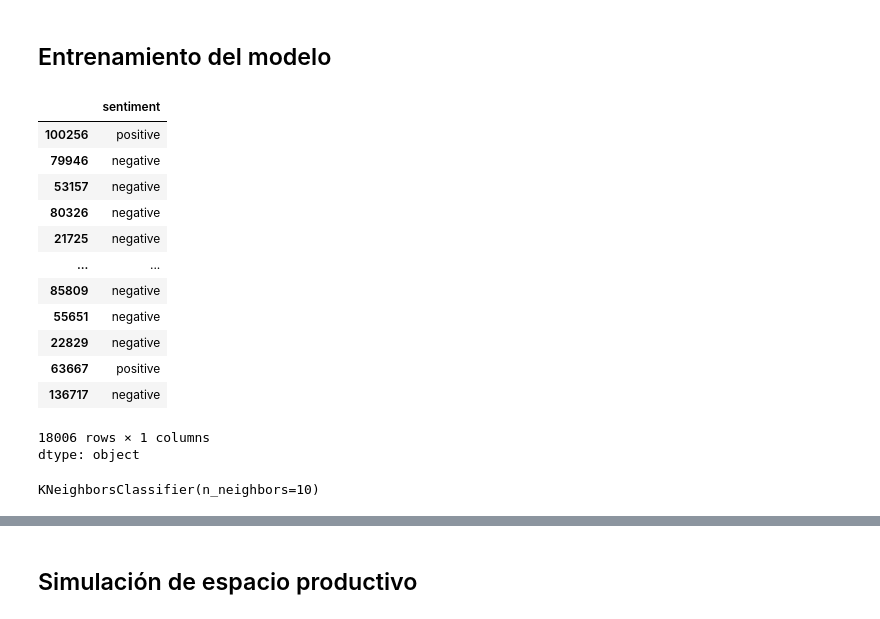
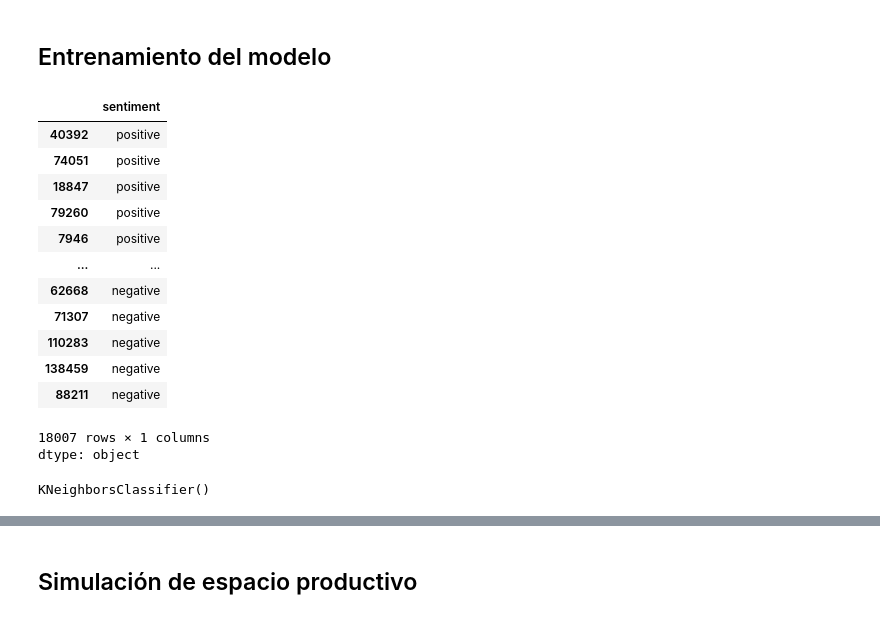
Before and after one commit to Carlitos5336/ai-tutorials, a Jupyter notebook: NLP/Classic NLP/Predicción de sentimiento en review de hotel/Hotel Intention Review Classifier.ipynb, the cells around one changed output, grey strips where cells are left out. Drawn from its saved outputs; the diff is of its cells as text; code cells hidden in the pictures.

```diff
--- a/NLP/Classic NLP/Predicción de sentimiento en review de hotel/Hotel Intention Review Classifier.ipynb
+++ b/NLP/Classic NLP/Predicción de sentimiento en review de hotel/Hotel Intention Review Classifier.ipynb
@@ -536,30 +543,30 @@ with open("model/vectorizer.pkl", "wb") as f:
 # %% [markdown]
 ## Entrenamiento del modelo
 # %%
-y = df["sentiment"].sample(frac=1)
+y = df["sentiment"]
 y
 # %% [output]
 |  | sentiment |
-| 100256 | positive |
-| 79946 | negative |
-| 53157 | negative |
-| 80326 | negative |
-| 21725 | negative |
+| 40392 | positive |
+| 74051 | positive |
+| 18847 | positive |
+| 79260 | positive |
+| 7946 | positive |
 | ... | ... |
-| 85809 | negative |
-| 55651 | negative |
-| 22829 | negative |
-| 63667 | positive |
-| 136717 | negative |
+| 62668 | negative |
+| 71307 | negative |
+| 110283 | negative |
+| 138459 | negative |
+| 88211 | negative |
-18006 rows × 1 columns
+18007 rows × 1 columns
 dtype: object
 # %%
 X_train, X_test, y_train, y_test = train_test_split(X, y, test_size=0.2, random_state=42)
 # %%
-model = KNeighborsClassifier(n_neighbors=10)
+model = KNeighborsClassifier()
 model.fit(X_train, y_train)
 # %% [output]
-KNeighborsClassifier(n_neighbors=10)
+KNeighborsClassifier()
 # %%
 result = pd.concat([
     y_test.rename("real"),
```
Also changed, not shown: parts of 28 cells of this notebook, 6 other files.
